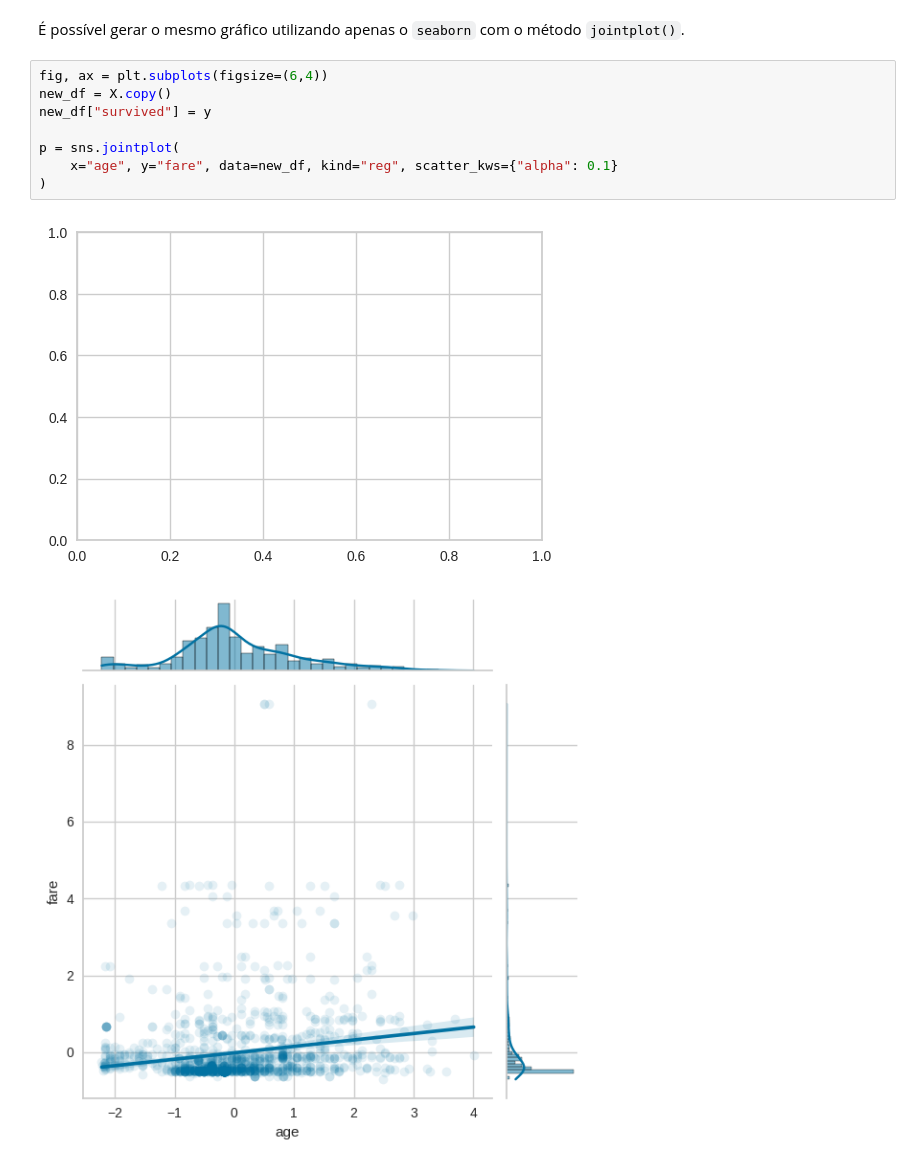
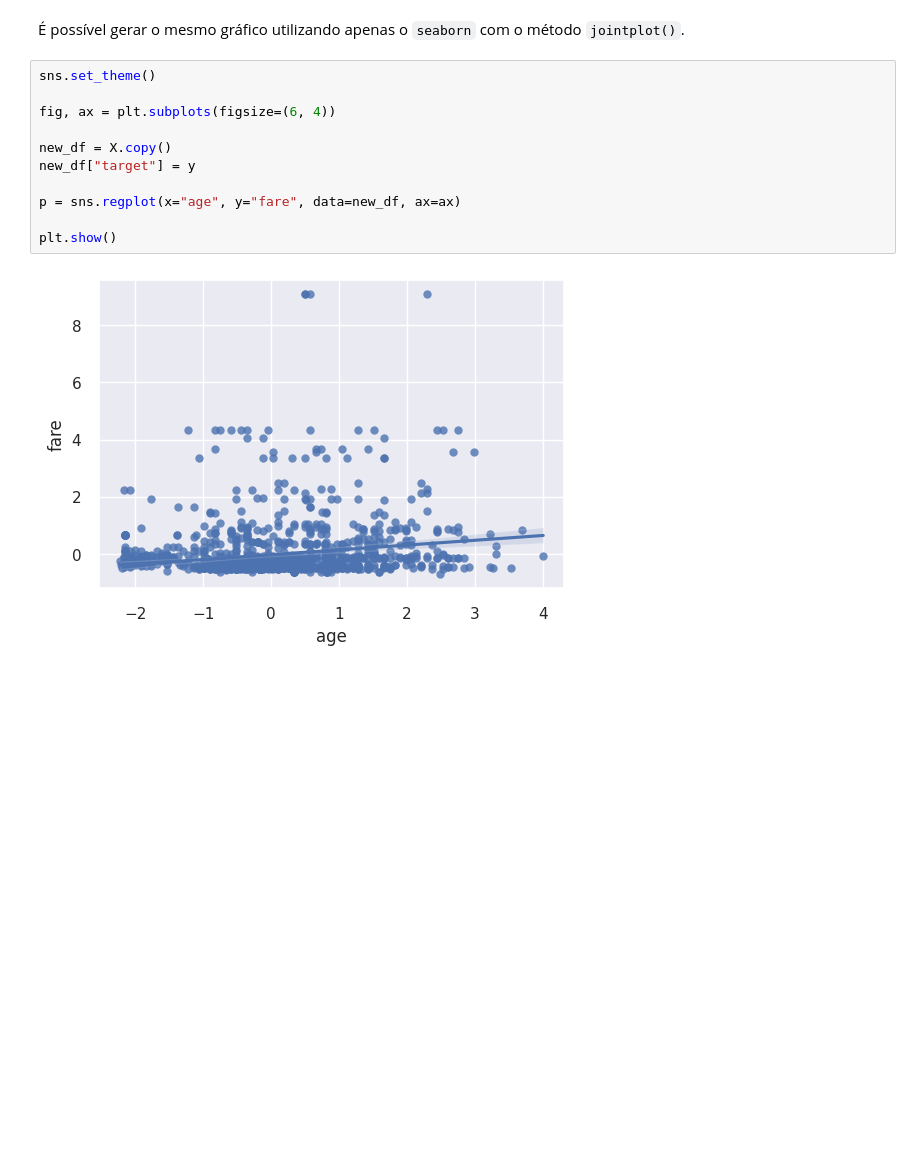
Before and after one commit to pcmoraesmenezes/Inteligencia-Artificial, a Jupyter notebook: Livros/Machine Learning - Guia de Referência Rápida/codigos/capitulo6.ipynb, the cells around one changed output. Drawn from its saved outputs; the diff is of its cells as text; blank space fills up the shorter version.

```diff
--- a/Livros/Machine Learning - Guia de Referência Rápida/codigos/capitulo6.ipynb
+++ b/Livros/Machine Learning - Guia de Referência Rápida/codigos/capitulo6.ipynb
@@ -249,13 +249,15 @@ jpv.show()
 # %% [markdown]
 É possível gerar o mesmo gráfico utilizando apenas o `seaborn` com o método `jointplot()`.
 # %%
-fig, ax = plt.subplots(figsize=(6,4))
+sns.set_theme()
+
+fig, ax = plt.subplots(figsize=(6, 4))
+
 new_df = X.copy()
-new_df["survived"] = y
+new_df["target"] = y
 
-p = sns.jointplot(
-    x="age", y="fare", data=new_df, kind="reg", scatter_kws={"alpha": 0.1}
-)
+p = sns.regplot(x="age", y="fare", data=new_df, ax=ax)
+
+plt.show()
 # %% [output]
-[figure, old version]
+[figure, new version]
-[figure, removed]
```
Also changed, not shown: parts of 34 cells of this notebook.
